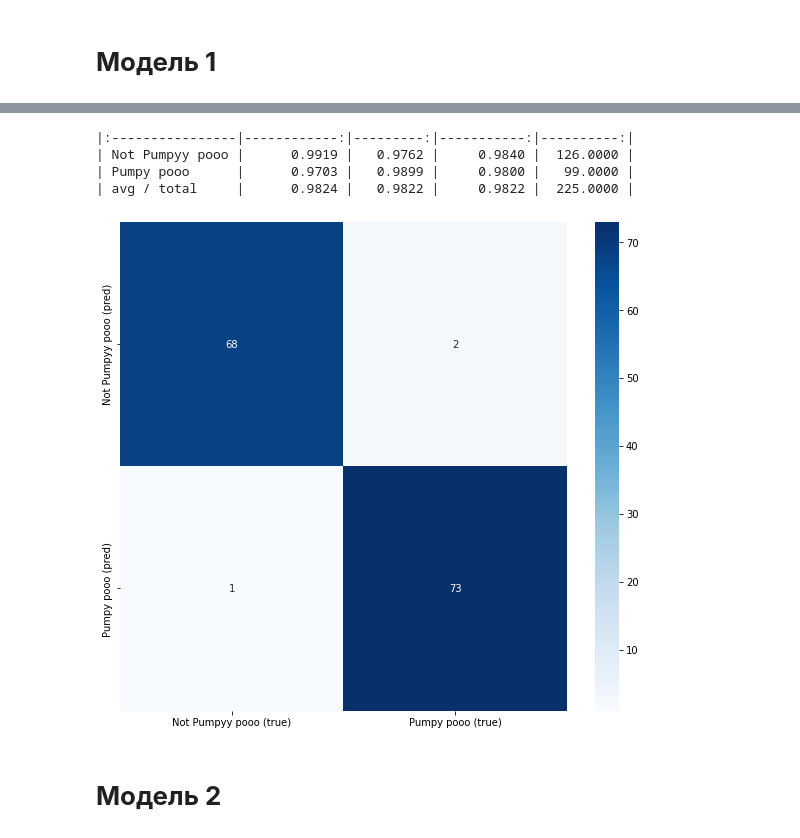
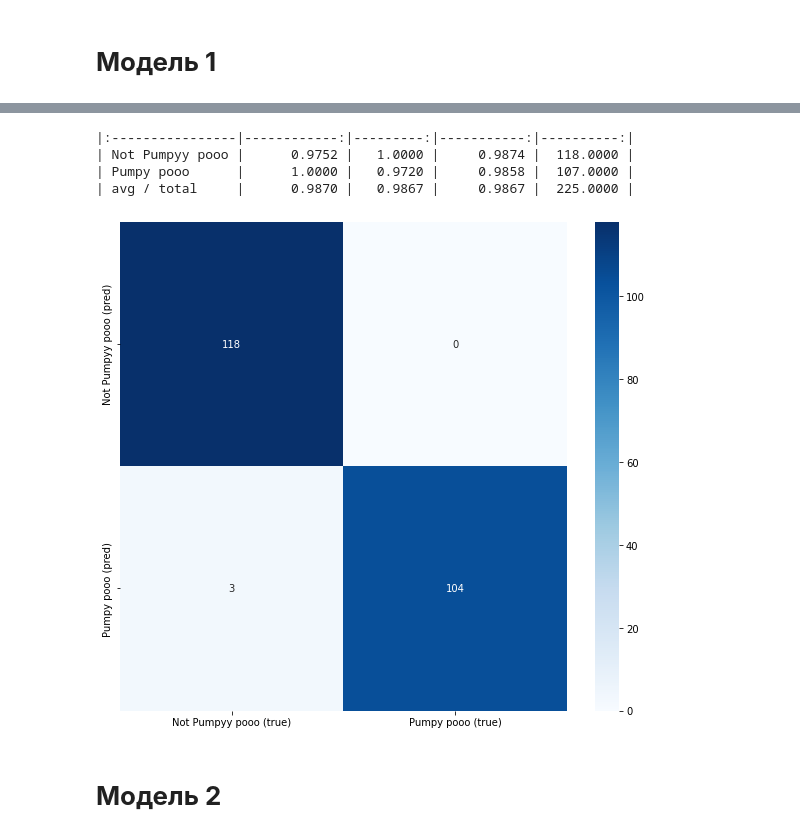
Before and after one commit to Lidiia-Afanasieva/ISSvsSteven, a Jupyter notebook: ISSvsSteven.ipynb, the cells around one changed output, grey strips where cells are left out. Saved outputs shown, nothing was run; the diff lists cells and outputs as text; code cells hidden in the pictures.

```diff
--- a/ISSvsSteven.ipynb
+++ b/ISSvsSteven.ipynb
@@ -364,22 +356,22 @@ plt.show()
 # %%
 # TEST: MODEL
 
 y_predt = model.predict(x_test)
 y_pred_clst = np.argmax(y_predt, axis=1)
 y_truet = np.argmax(y_test, axis=1)
 conf_matt = confusion_matrix(y_truet, y_pred_clst)
 print(classification_report(y_truet, y_pred_clst))
 f, ax = plt.subplots(figsize=(10, 9))
-sns.heatmap(conf_mat, annot=True, fmt='.0f', cmap='Blues')
+sns.heatmap(conf_matt, annot=True, fmt='.0f', cmap='Blues')
 ax.set_xticklabels([item + ' (true)' for item in classes])
 ax.set_yticklabels([item + ' (pred)' for item in classes])
 plt.show()
 # %% [output]
 |:----------------|------------:|---------:|-----------:|----------:|
-| Not Pumpyy pooo |      0.9919 |   0.9762 |     0.9840 |  126.0000 |
-| Pumpy pooo      |      0.9703 |   0.9899 |     0.9800 |   99.0000 |
-| avg / total     |      0.9824 |   0.9822 |     0.9822 |  225.0000 |
+| Not Pumpyy pooo |      0.9752 |   1.0000 |     0.9874 |  118.0000 |
+| Pumpy pooo      |      1.0000 |   0.9720 |     0.9858 |  107.0000 |
+| avg / total     |      0.9870 |   0.9867 |     0.9867 |  225.0000 |
-[figure, old version]
+[figure, new version]
 # %% [markdown]
 # **Модель 2**
 # %%
```
Also changed, not shown: parts of 18 cells of this notebook.
